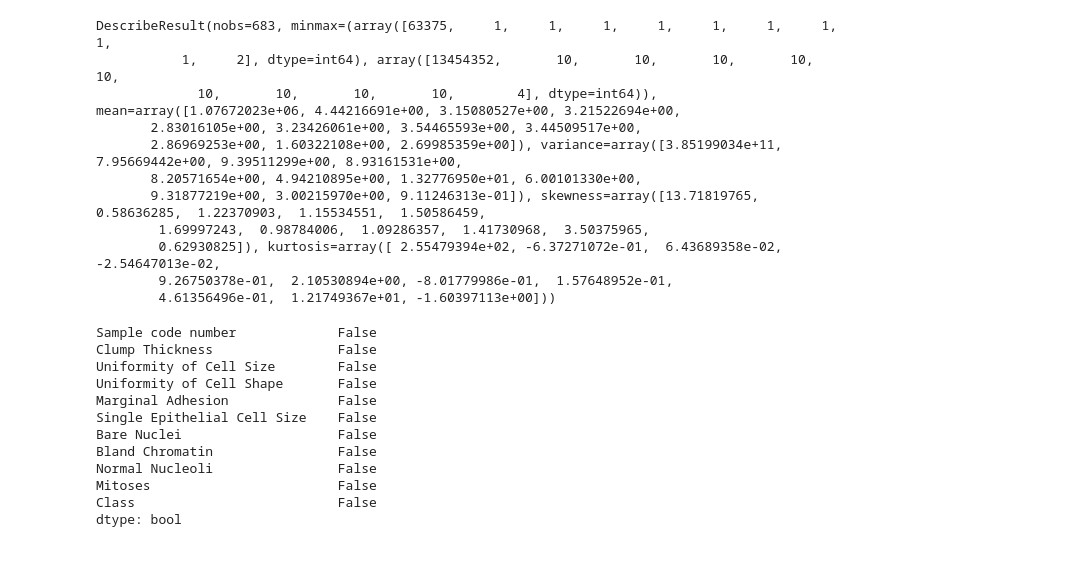
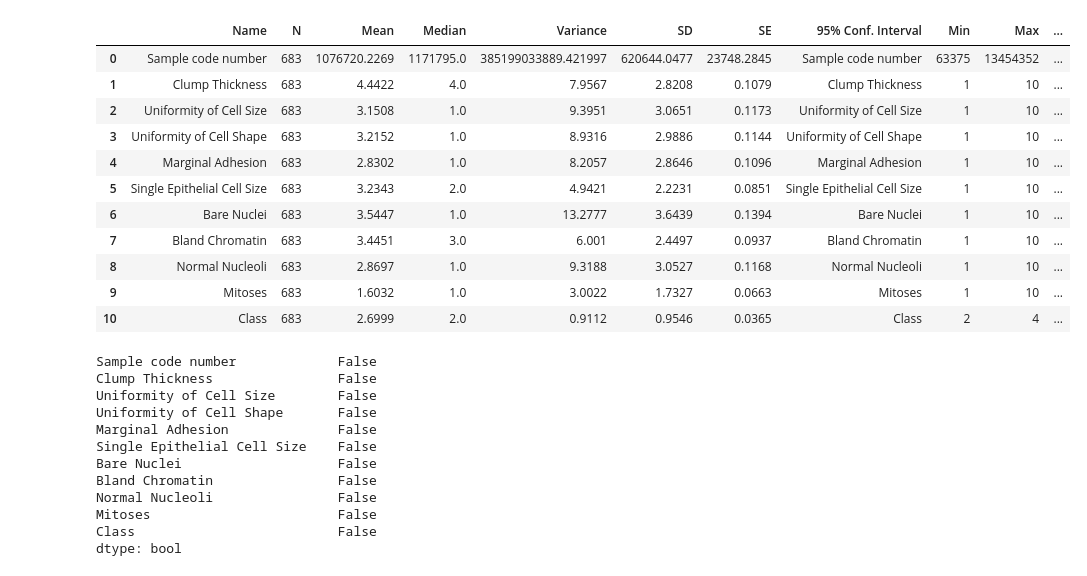
Before and after one commit to rvloenhout/Predicting_BenignOrMalignant, a Jupyter notebook: Decision_Tree.ipynb, the cells around one changed output. Saved outputs shown, nothing was run; the diff lists cells and outputs as text; code cells hidden in the pictures.

```diff
--- a/Decision_Tree.ipynb
+++ b/Decision_Tree.ipynb
@@ -9,21 +11,20 @@ import sklearn.metrics
 # %%
 #loading data into dataframe and summarize basic statistics over all columns
 tumor_df = pd.read_csv("./tumor_dataset.csv")
-stats = describe(tumor_df, axis=0)
-print(stats)
-stats_df = pd.DataFrame(columns=stats._fields)
+researchpy.summarize(tumor_df, stats=["N", "Mean", "Median", "Variance", "SD", "SE", "CI", "Min", "Max", "Range", "Kurtosis", "Skew"])
 # %% [output]
-DescribeResult(nobs=683, minmax=(array([63375,     1,     1,     1,     1,     1,     1,     1,     1,
-           1,     2], dtype=int64), array([13454352,       10,       10,       10,       10,       10,
-             10,       10,       10,       10,        4], dtype=int64)), mean=array([1.07672023e+06, 4.44216691e+00, 3.15080527e+00, 3.21522694e+00,
-       2.83016105e+00, 3.23426061e+00, 3.54465593e+00, 3.44509517e+00,
-       2.86969253e+00, 1.60322108e+00, 2.69985359e+00]), variance=array([3.85199034e+11, 7.95669442e+00, 9.39511299e+00, 8.93161531e+00,
-       8.20571654e+00, 4.94210895e+00, 1.32776950e+01, 6.00101330e+00,
-       9.31877219e+00, 3.00215970e+00, 9.11246313e-01]), skewness=array([13.71819765,  0.58636285,  1.22370903,  1.15534551,  1.50586459,
-        1.69997243,  0.98784006,  1.09286357,  1.41730968,  3.50375965,
-        0.62930825]), kurtosis=array([ 2.55479394e+02, -6.37271072e-01,  6.43689358e-02, -2.54647013e-02,
-        9.26750378e-01,  2.10530894e+00, -8.01779986e-01,  1.57648952e-01,
-        4.61356496e-01,  1.21749367e+01, -1.60397113e+00]))
+|  | Name | N | Mean | Median | Variance | SD | SE | 95% Conf. Interval | Min | Max | ... |
+| 0 | Sample code number | 683 | 1076720.2269 | 1171795.0 | 385199033889.421997 | 620644.0477 | 23748.2845 | Sample code number | 63375 | 13454352 | ... |
+| 1 | Clump Thickness | 683 | 4.4422 | 4.0 | 7.9567 | 2.8208 | 0.1079 | Clump Thickness | 1 | 10 | ... |
+| 2 | Uniformity of Cell Size | 683 | 3.1508 | 1.0 | 9.3951 | 3.0651 | 0.1173 | Uniformity of Cell Size | 1 | 10 | ... |
+| 3 | Uniformity of Cell Shape | 683 | 3.2152 | 1.0 | 8.9316 | 2.9886 | 0.1144 | Uniformity of Cell Shape | 1 | 10 | ... |
+| 4 | Marginal Adhesion | 683 | 2.8302 | 1.0 | 8.2057 | 2.8646 | 0.1096 | Marginal Adhesion | 1 | 10 | ... |
+| 5 | Single Epithelial Cell Size | 683 | 3.2343 | 2.0 | 4.9421 | 2.2231 | 0.0851 | Single Epithelial Cell Size | 1 | 10 | ... |
+| 6 | Bare Nuclei | 683 | 3.5447 | 1.0 | 13.2777 | 3.6439 | 0.1394 | Bare Nuclei | 1 | 10 | ... |
+| 7 | Bland Chromatin | 683 | 3.4451 | 3.0 | 6.001 | 2.4497 | 0.0937 | Bland Chromatin | 1 | 10 | ... |
+| 8 | Normal Nucleoli | 683 | 2.8697 | 1.0 | 9.3188 | 3.0527 | 0.1168 | Normal Nucleoli | 1 | 10 | ... |
+| 9 | Mitoses | 683 | 1.6032 | 1.0 | 3.0022 | 1.7327 | 0.0663 | Mitoses | 1 | 10 | ... |
+| 10 | Class | 683 | 2.6999 | 2.0 | 0.9112 | 0.9546 | 0.0365 | Class | 2 | 4 | ... |
 # %%
 #Checking for missing values
 tumor_df.isnull().any()
```
Also changed, not shown: parts of 8 cells of this notebook.
